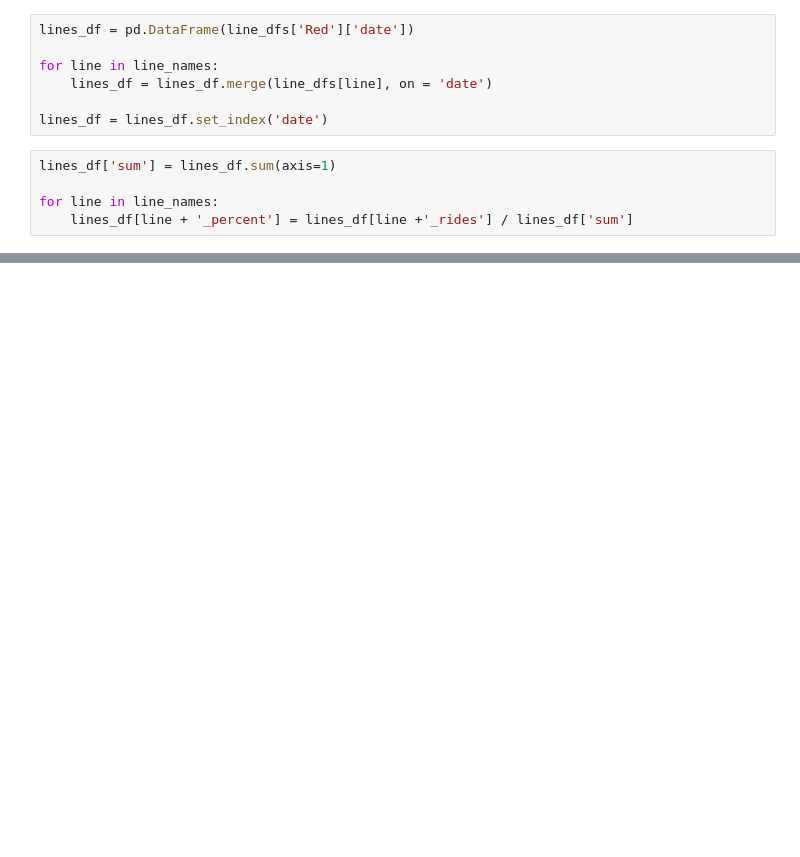
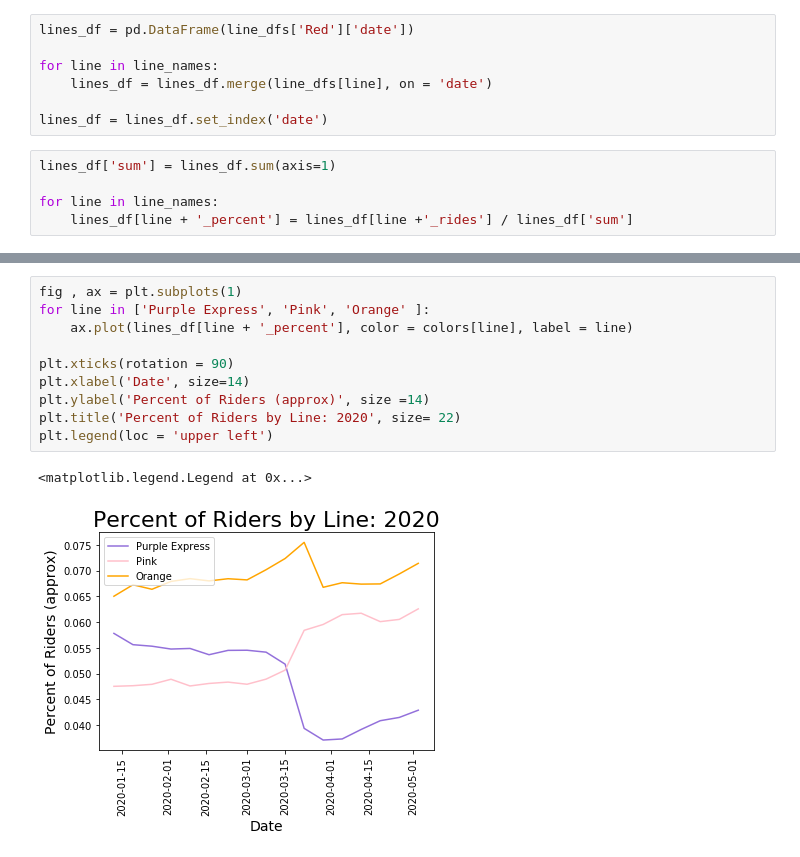
Before and after one commit to cdfencing/Project-I, a Jupyter notebook: Lines analysis/Lines.ipynb, the cells around one changed output, grey strips where cells are left out. Saved outputs shown, nothing was run; the diff lists cells and outputs as text; blank space fills up the shorter version.

```diff
--- a/Lines analysis/Lines.ipynb
+++ b/Lines analysis/Lines.ipynb
@@ -139,0 +137,13 @@ L_data.loc[(L_data['date']>= "01-05-2015") & (L_data['date']<= "01-31-2016")].gr
+# %%
+fig , ax = plt.subplots(1)
+for line in ['Purple Express', 'Pink', 'Orange' ]:
+    ax.plot(lines_df[line + '_percent'], color = colors[line], label = line)
+
+plt.xticks(rotation = 90)
+plt.xlabel('Date', size=14)
+plt.ylabel('Percent of Riders (approx)', size =14)
+plt.title('Percent of Riders by Line: 2020', size= 22)
+plt.legend(loc = 'upper left')
+# %% [output]
+<matplotlib.legend.Legend at 0x...>
+[figure, added]
```
Also changed, not shown: parts of 18 cells of this notebook.
